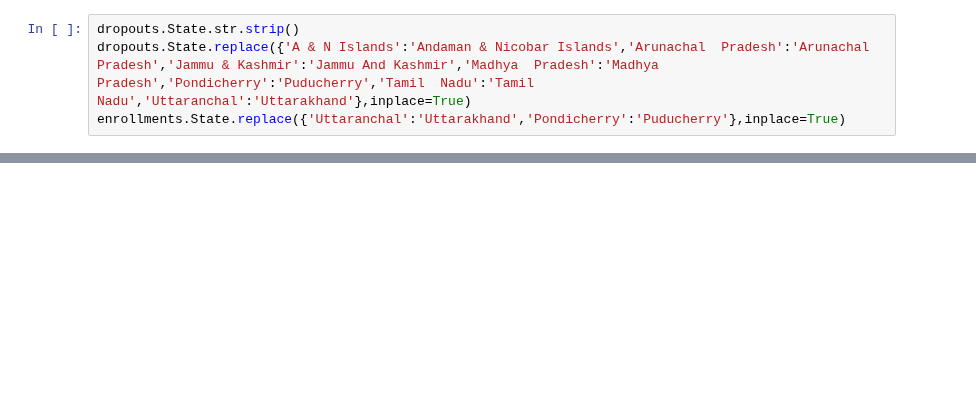
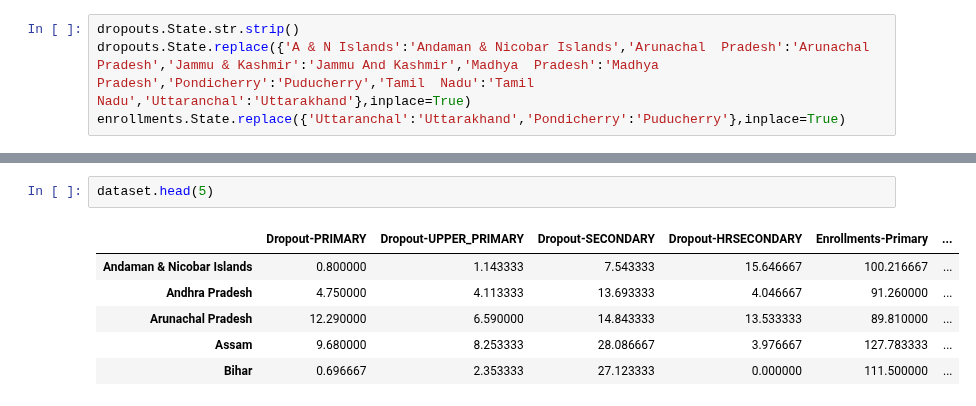
Before and after one commit to AnupamMisra/Data-science-projects, a Jupyter notebook: Education/notebooks/analysis.ipynb, the cells around one changed output, grey strips where cells are left out. Cells and saved outputs as stored; diff of their text form; blank space fills up the shorter version.

```diff
--- a/Education/notebooks/analysis.ipynb
+++ b/Education/notebooks/analysis.ipynb
@@ -64,0 +37,9 @@ dataset
+# %%
+dataset.head(5)
+# %% [output]
+|  | Dropout-PRIMARY | Dropout-UPPER_PRIMARY | Dropout-SECONDARY | Dropout-HRSECONDARY | Enrollments-Primary | ... |
+| Andaman & Nicobar Islands | 0.800000 | 1.143333 | 7.543333 | 15.646667 | 100.216667 | ... |
+| Andhra Pradesh | 4.750000 | 4.113333 | 13.693333 | 4.046667 | 91.260000 | ... |
+| Arunachal Pradesh | 12.290000 | 6.590000 | 14.843333 | 13.533333 | 89.810000 | ... |
+| Assam | 9.680000 | 8.253333 | 28.086667 | 3.976667 | 127.783333 | ... |
+| Bihar | 0.696667 | 2.353333 | 27.123333 | 0.000000 | 111.500000 | ... |
```
Also changed, not shown: parts of 15 cells of this notebook, 15 other files.
